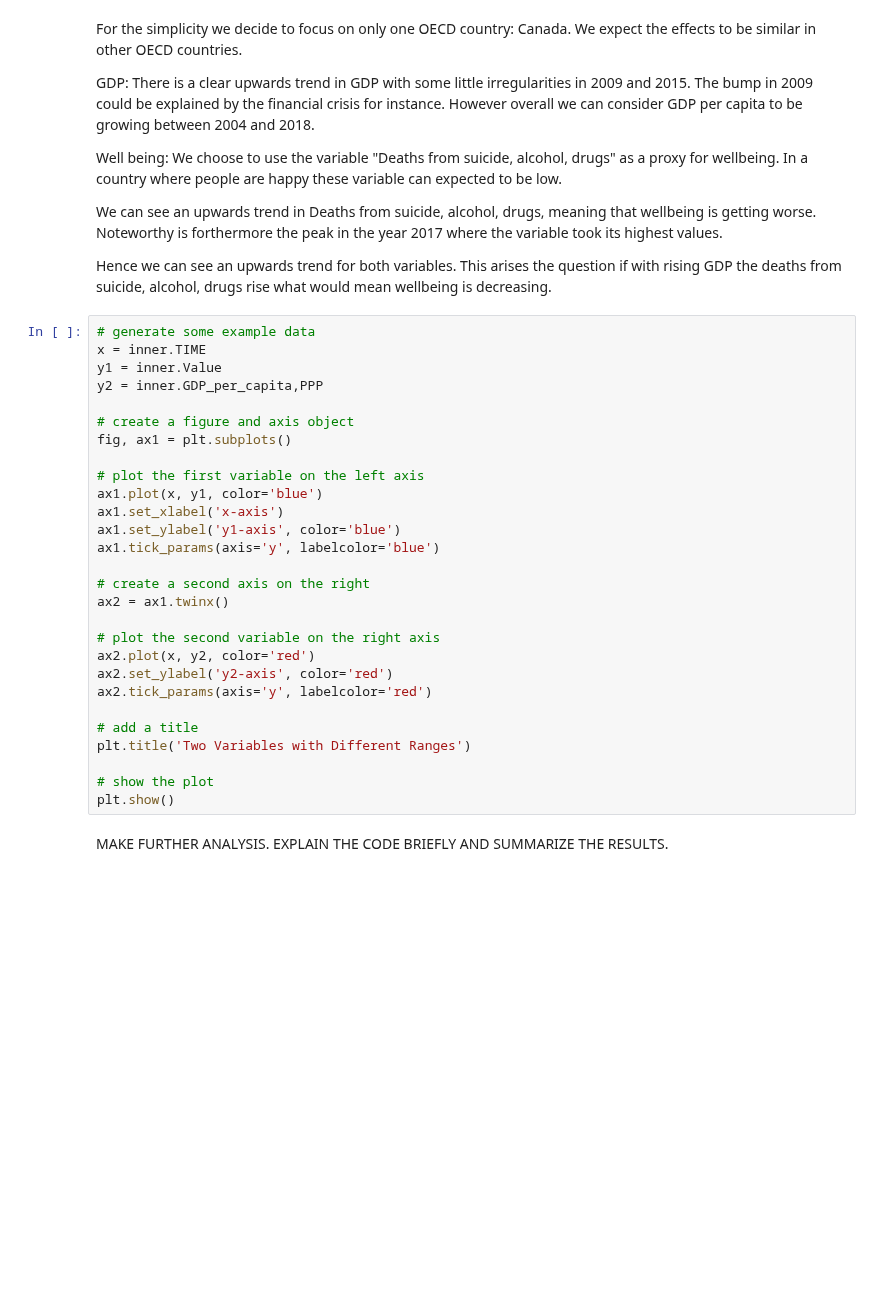
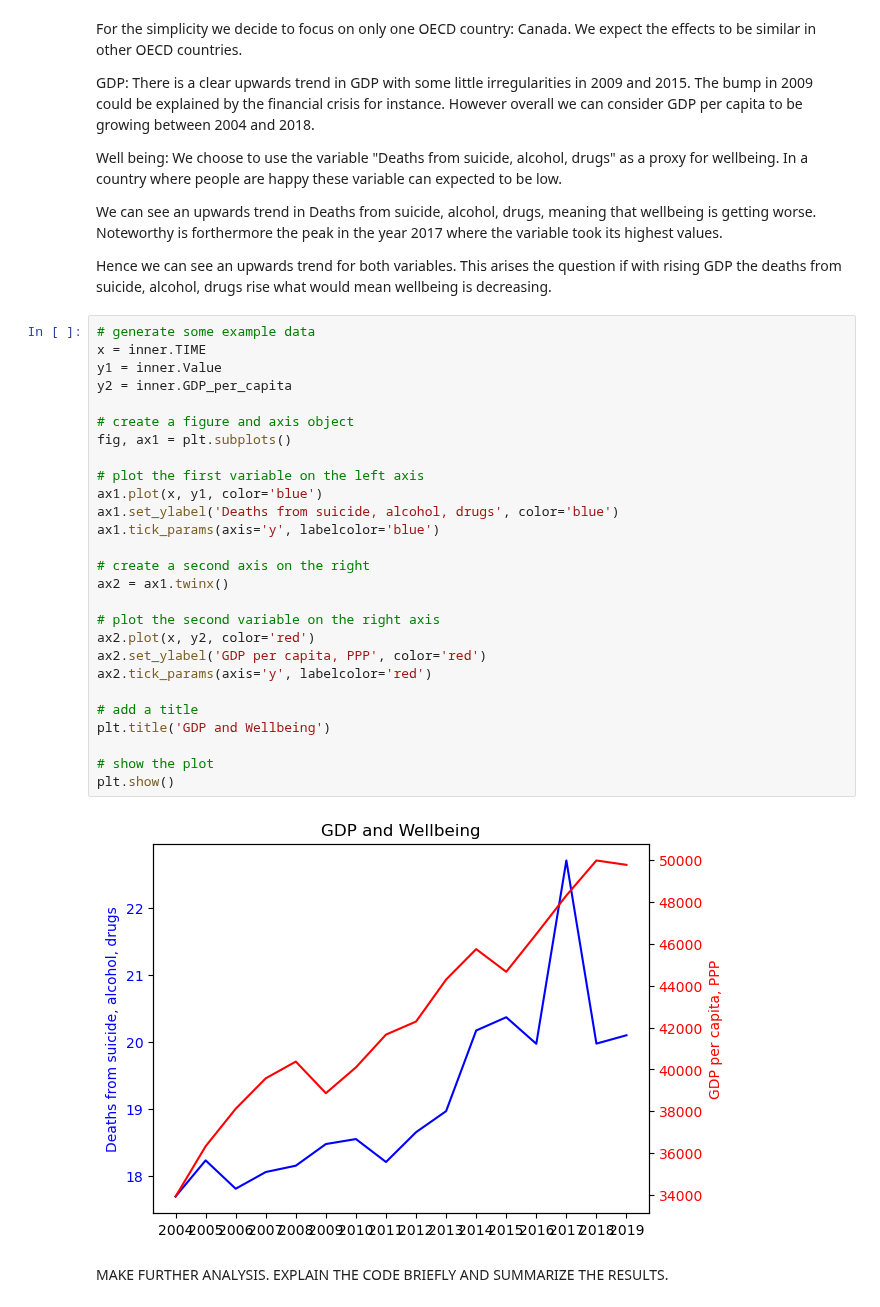
Before and after one commit to NumEconCopenhagen/projects-2023-newteam, a Jupyter notebook: dataproject/dataproject.ipynb, the cells around one changed output. Drawn from its saved outputs; the diff is of its cells as text; blank space fills up the shorter version.

Commit message:
plot with both lines

```diff
--- a/dataproject/dataproject.ipynb
+++ b/dataproject/dataproject.ipynb
@@ -237,31 +238,32 @@ Hence we can see an upwards trend for both variables. This arises the question i
 # %%
 # generate some example data
 x = inner.TIME
 y1 = inner.Value
-y2 = inner.GDP_per_capita,PPP
+y2 = inner.GDP_per_capita
 
 # create a figure and axis object
 fig, ax1 = plt.subplots()
 
 # plot the first variable on the left axis
 ax1.plot(x, y1, color='blue')
-ax1.set_xlabel('x-axis')
-ax1.set_ylabel('y1-axis', color='blue')
+ax1.set_ylabel('Deaths from suicide, alcohol, drugs', color='blue')
 ax1.tick_params(axis='y', labelcolor='blue')
 
 # create a second axis on the right
 ax2 = ax1.twinx()
 
 # plot the second variable on the right axis
 ax2.plot(x, y2, color='red')
-ax2.set_ylabel('y2-axis', color='red')
+ax2.set_ylabel('GDP per capita, PPP', color='red')
 ax2.tick_params(axis='y', labelcolor='red')
 
 # add a title
-plt.title('Two Variables with Different Ranges')
+plt.title('GDP and Wellbeing')
 
 # show the plot
 plt.show()
+# %% [output]
+[figure, added]
 # %% [markdown]
 MAKE FURTHER ANALYSIS. EXPLAIN THE CODE BRIEFLY AND SUMMARIZE THE RESULTS.
 # %% [markdown]
```
Also changed, not shown: parts of 3 cells of this notebook.
